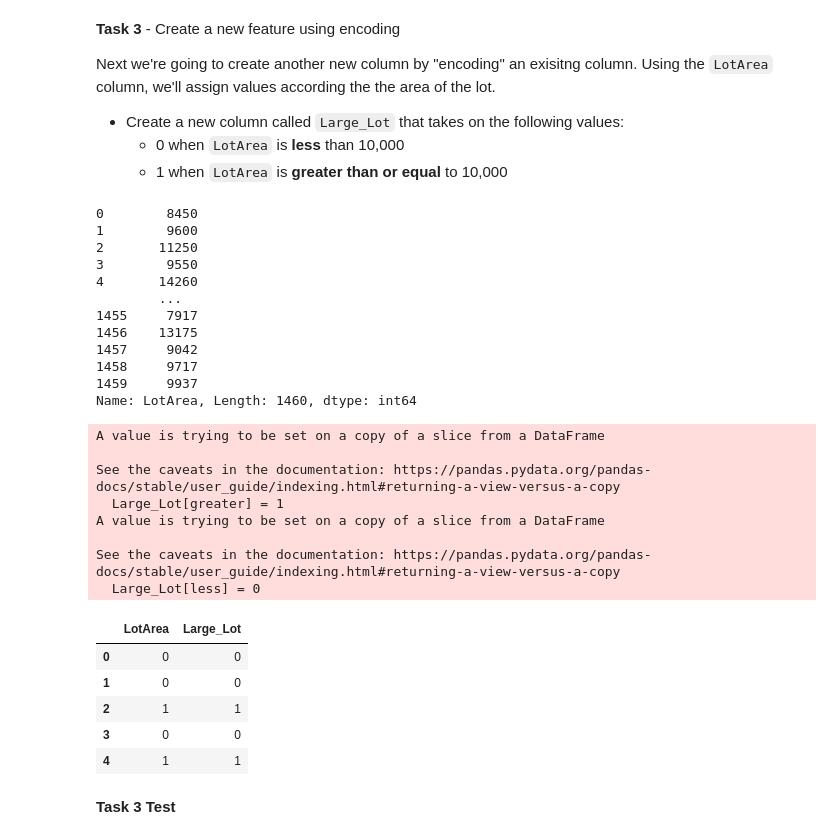
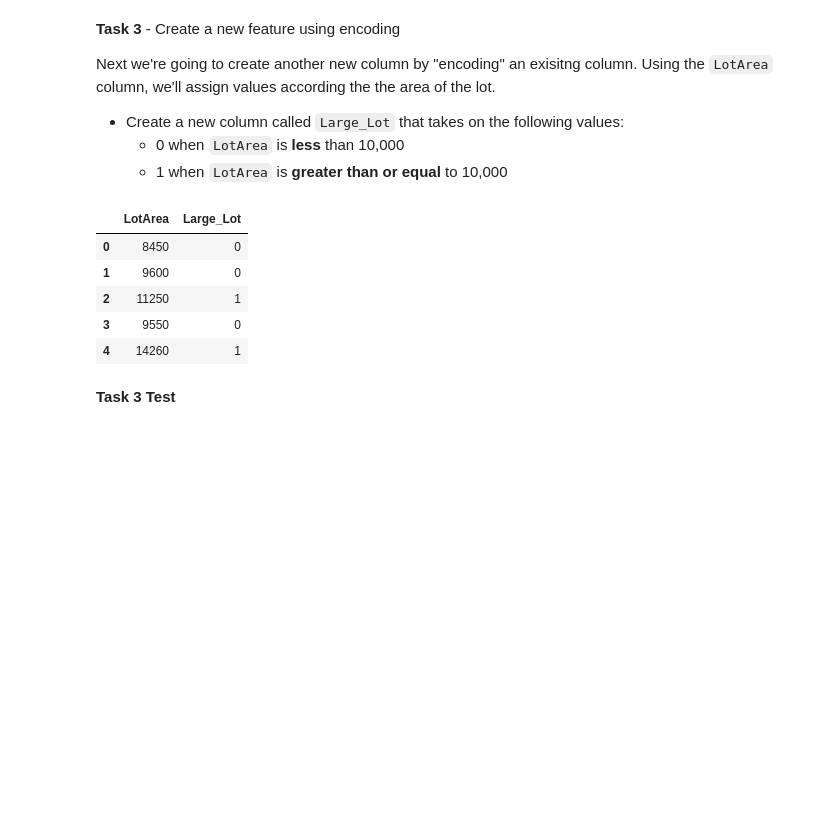
Before and after one commit to LycheeCocoa/DS-Unit-1-Sprint-1-Data-Wrangling-and-Storytelling, a Jupyter notebook: module2-make-features/LS_DS_112_Make_Features_Assignment_AG.ipynb, the cells around one changed output. Cells and saved outputs as stored; diff of their text form; code cells hidden in the pictures; blank space fills up the shorter version.

```diff
--- a/module2-make-features/LS_DS_112_Make_Features_Assignment_AG.ipynb
+++ b/module2-make-features/LS_DS_112_Make_Features_Assignment_AG.ipynb
@@ -127,44 +127,24 @@ Next we're going to create another new column by "encoding" an exisitng column.
 # %%
 # Task 3
 
 # YOUR CODE HERE
-Large_Lot = house['LotArea'].copy()
+large_lot = house['LotArea'].copy()
 
-greater = Large_Lot >= 10000
-less = Large_Lot < 10000
-Large_Lot[greater] = 1
-Large_Lot[less] = 0
+greater = large_lot >= 10000
+less = large_lot < 10000
+large_lot[greater] = 1
+large_lot[less] = 0
 
-house['Large_Lot'] = Large_Lot
+house['Large_Lot'] = large_lot
 # View the new column
 house[['LotArea', 'Large_Lot']].head()
 # %% [output]
-0        8450
-1        9600
-2       11250
-3        9550
-4       14260
-        ...
-1455     7917
-1456    13175
-1457     9042
-1458     9717
-1459     9937
-Name: LotArea, Length: 1460, dtype: int64
-A value is trying to be set on a copy of a slice from a DataFrame
-
-See the caveats in the documentation: https://pandas.pydata.org/pandas-docs/stable/user_guide/indexing.html#returning-a-view-versus-a-copy
-  Large_Lot[greater] = 1
-A value is trying to be set on a copy of a slice from a DataFrame
-
-See the caveats in the documentation: https://pandas.pydata.org/pandas-docs/stable/user_guide/indexing.html#returning-a-view-versus-a-copy
-  Large_Lot[less] = 0
 |  | LotArea | Large_Lot |
-| 0 | 0 | 0 |
-| 1 | 0 | 0 |
-| 2 | 1 | 1 |
-| 3 | 0 | 0 |
-| 4 | 1 | 1 |
+| 0 | 8450 | 0 |
+| 1 | 9600 | 0 |
+| 2 | 11250 | 1 |
+| 3 | 9550 | 0 |
+| 4 | 14260 | 1 |
 # %% [markdown]
 **Task 3 Test**
 # %%
```
Also changed, not shown: parts of 7 cells of this notebook.
